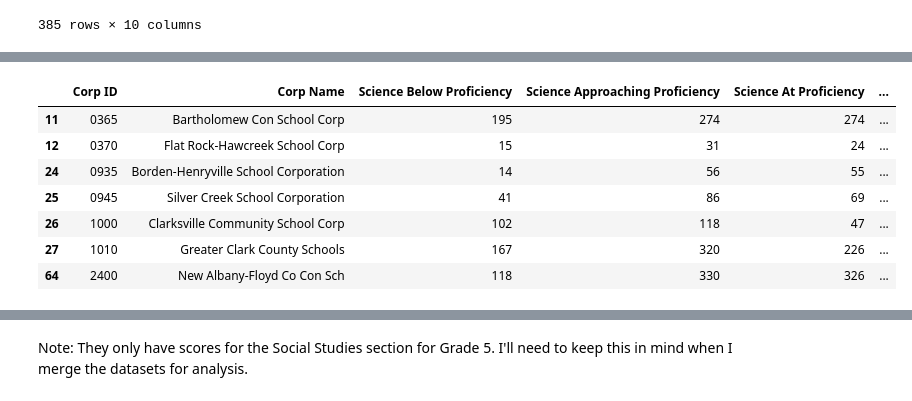
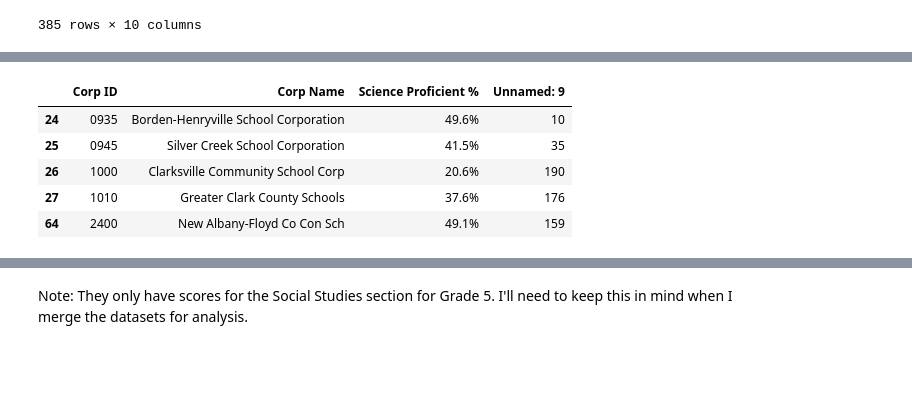
Before and after one commit to RachTheRad/SoIN_Housing_Analysis, a Jupyter notebook: HA_Cap_NB2.ipynb, the cells around one changed output, grey strips where cells are left out. Saved outputs shown, nothing was run; the diff lists cells and outputs as text; code cells hidden in the pictures; blank space fills up the shorter version.

```diff
--- a/HA_Cap_NB2.ipynb
+++ b/HA_Cap_NB2.ipynb
@@ -320,0 +339,17 @@ sci_copy
+# %%
+#drop rows 10 - 52 as I only want to focus on Grade 3 scores
+sci_copy2 = sci_copy.drop(sci_copy.iloc[:, 10:52], axis=1)
+
+#dropping rows that are the final proficient %
+sci_copy3 = sci_copy2.drop(labels=None,
+                         axis=1,
+                         columns=['Science Below Proficiency',
+                                    'Science Approaching Proficiency',
+                                    'Science At Proficiency',
+                                    'Science Above Proficiency',
+                                    'Science Total Proficient',
+                                    'Science Total Tested'],
+                        level=None,
+                        inplace=False,
+                        errors='raise')
+sci_copy3
@@ -321,19 +370,17 @@ sci_copy
 # %%
 # List of school corporation state IDs
-corps = ['0365', '0370', '1000', '1010', '0935', '0945', '2400']
+corps = ['1000', '1010', '0935', '0945', '2400']
 
 # Filter DataFrame by list of school corporation state IDs
-sci_copy= sci_copy[sci_copy['Corp ID'].isin(corps)]
-display(sci_copy)
+sci_copy3= sci_copy3[sci_copy3['Corp ID'].isin(corps)]
+display(sci_copy3)
 # %% [output]
-|  | Corp ID | Corp Name | Science Below Proficiency | Science Approaching Proficiency | Science At Proficiency | ... |
-| 11 | 0365 | Bartholomew Con School Corp | 195 | 274 | 274 | ... |
-| 12 | 0370 | Flat Rock-Hawcreek School Corp | 15 | 31 | 24 | ... |
-| 24 | 0935 | Borden-Henryville School Corporation | 14 | 56 | 55 | ... |
-| 25 | 0945 | Silver Creek School Corporation | 41 | 86 | 69 | ... |
-| 26 | 1000 | Clarksville Community School Corp | 102 | 118 | 47 | ... |
-| 27 | 1010 | Greater Clark County Schools | 167 | 320 | 226 | ... |
-| 64 | 2400 | New Albany-Floyd Co Con Sch | 118 | 330 | 326 | ... |
+|  | Corp ID | Corp Name | Science Proficient % | Unnamed: 9 |
+| 24 | 0935 | Borden-Henryville School Corporation | 49.6% | 10 |
+| 25 | 0945 | Silver Creek School Corporation | 41.5% | 35 |
+| 26 | 1000 | Clarksville Community School Corp | 20.6% | 190 |
+| 27 | 1010 | Greater Clark County Schools | 37.6% | 176 |
+| 64 | 2400 | New Albany-Floyd Co Con Sch | 49.1% | 159 |
 # %%
 #read in social studies dataset
 ilearn_Soc_corp = pd.read_csv('Data_Sources\ILEARN_Corp_SocSt.csv')
```
Also changed, not shown: parts of 12 cells of this notebook.
